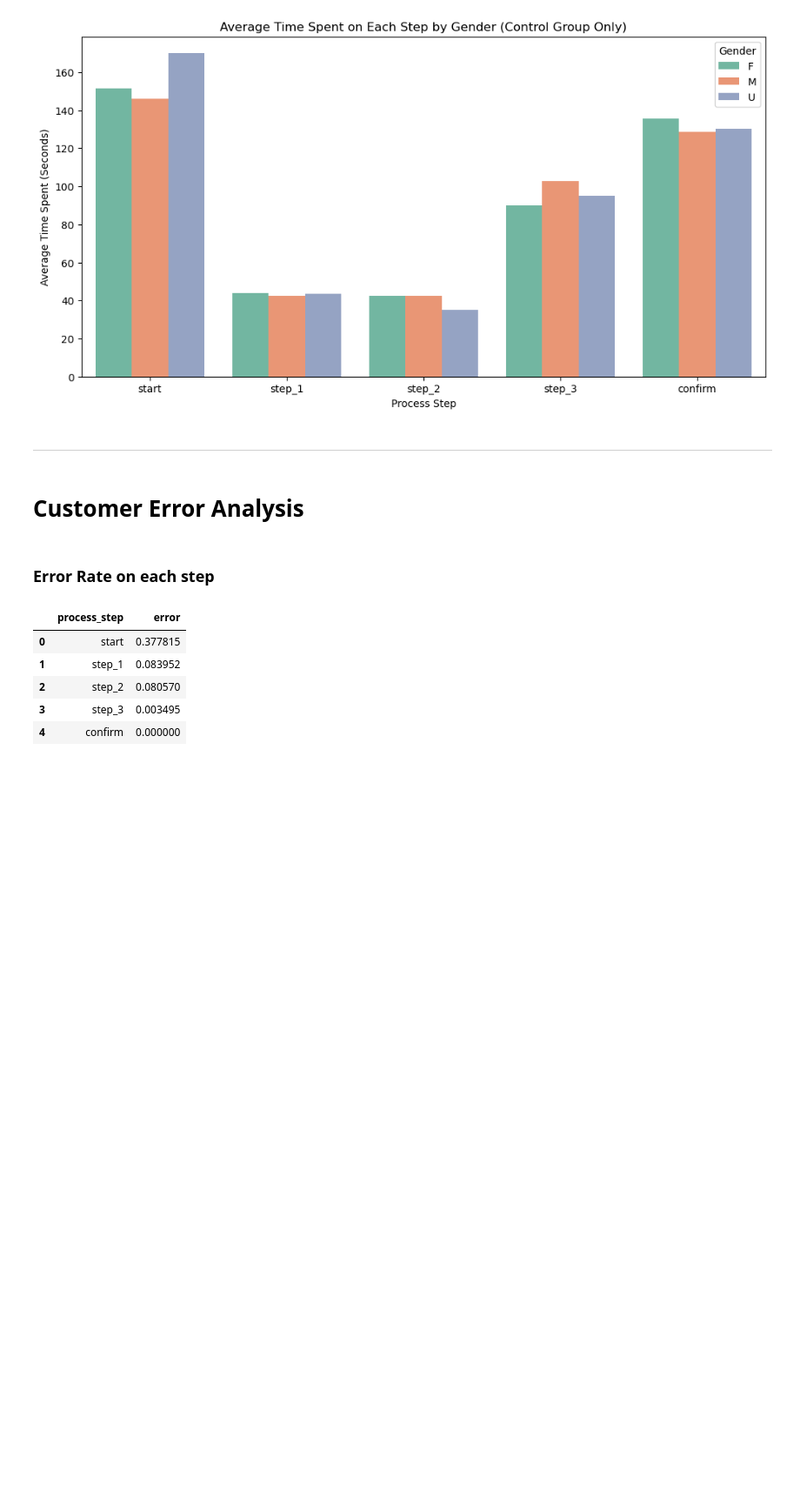
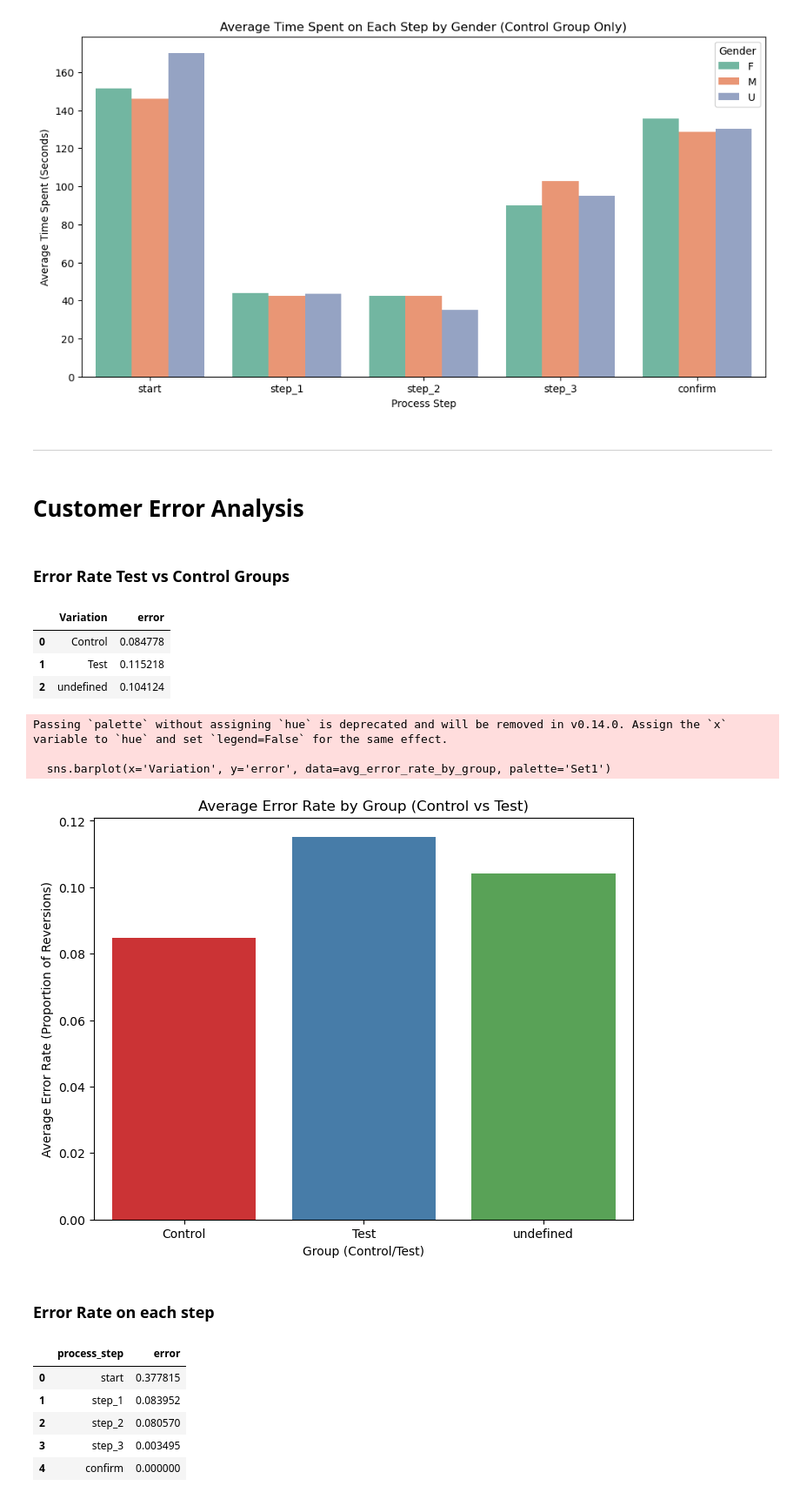
Before and after one commit to philippe2023/vanguard_analysis_ab_test, a Jupyter notebook: notebook/main.ipynb, the cells around one changed output. Shown at 87% size. Cells and saved outputs as stored; diff of their text form; code cells hidden in the pictures; blank space fills up the shorter version.

Commit message:
main file and error df

```diff
--- a/notebook/main.ipynb
+++ b/notebook/main.ipynb
@@ -436,6 +436,38 @@ plt.show()
 ---
 # %% [markdown]
 # Customer Error Analysis
+# %% [markdown]
+### Error Rate Test vs Control Groups
+# %%
+# Rename process steps as numerical values for easier comparison
+step_mapping = {'start': 0, 'step_1': 1, 'step_2': 2, 'step_3': 3, 'confirm': 4}
+df_sorted['step_numeric'] = df_sorted['process_step'].map(step_mapping).astype(int)
+
+# Identify errors (reversions to a lower step)
+df_sorted['step_diff'] = df_sorted.groupby(['client_id', 'visit_id'])['step_numeric'].diff()
+df_sorted['error'] = df_sorted['step_diff'] < 0  # Step difference is negative (reversion)
+
+# Group by Variation (Control/Test) to calculate the mean error rate
+avg_error_rate_by_group = df_sorted.groupby('Variation')['error'].mean().reset_index()
+display(avg_error_rate_by_group)
+# %% [output]
+|  | Variation | error |
+| 0 | Control | 0.084778 |
+| 1 | Test | 0.115218 |
+| 2 | undefined | 0.104124 |
+# %%
+# Plotting the average error rates for Control vs Test groups
+plt.figure(figsize=(8, 6))
+sns.barplot(x='Variation', y='error', data=avg_error_rate_by_group, palette='Set1')
+plt.title('Average Error Rate by Group (Control vs Test)')
+plt.xlabel('Group (Control/Test)')
+plt.ylabel('Average Error Rate (Proportion of Reversions)')
+plt.show()
+# %% [output]
+Passing `palette` without assigning `hue` is deprecated and will be removed in v0.14.0. Assign the `x` variable to `hue` and set `legend=False` for the same effect.
+
+  sns.barplot(x='Variation', y='error', data=avg_error_rate_by_group, palette='Set1')
+[figure, added]
 # %% [markdown]
 ### Error Rate on each step
 # %%
```
Also changed, not shown: parts of 13 cells of this notebook, 2 other files.
